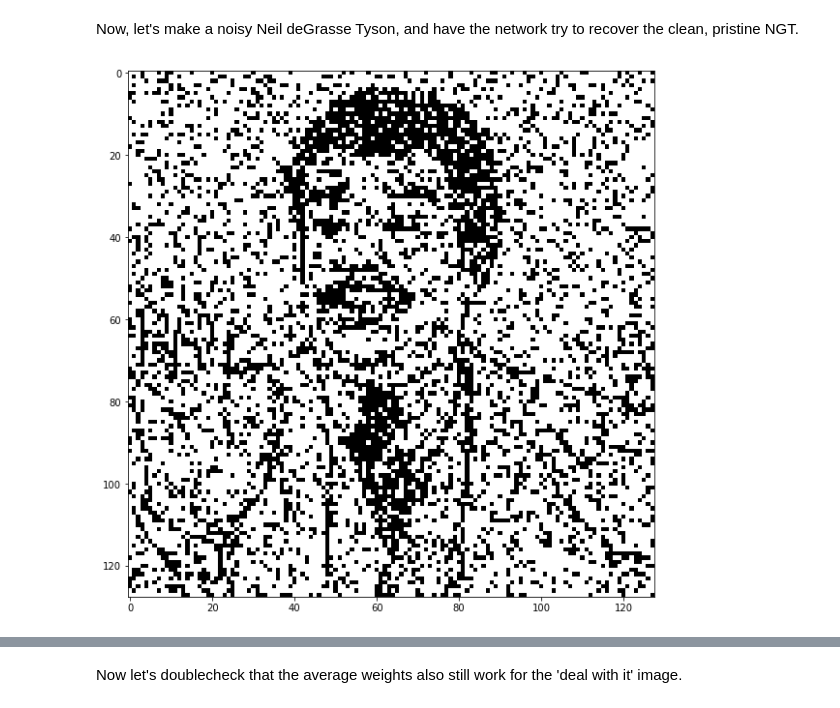
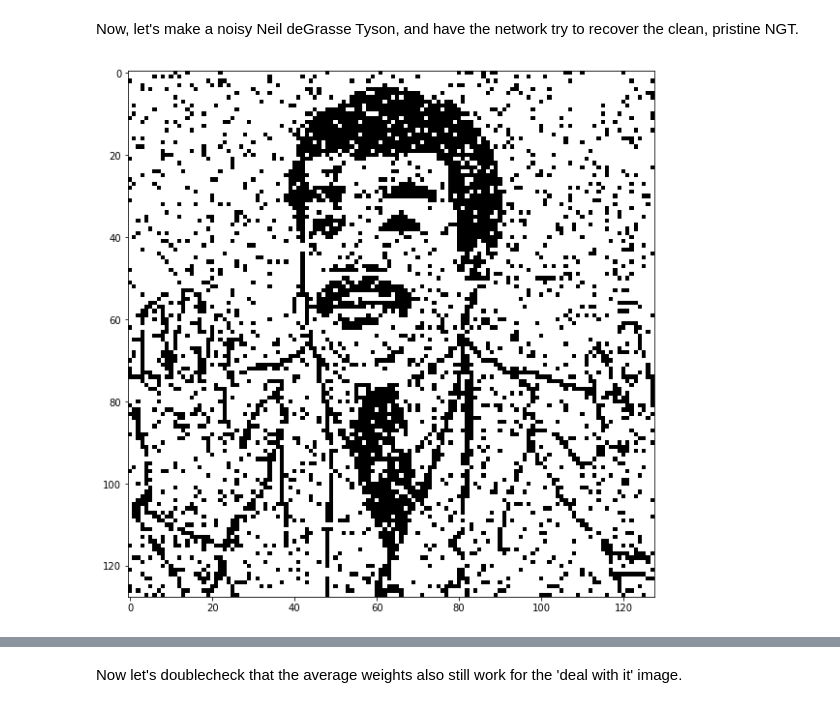
Before and after one commit to drussellmrichie/hopfield_network, a Jupyter notebook: Hopfield Network of memes--Storkey Learning Rule.ipynb, the cells around one changed output, grey strips where cells are left out. Drawn from its saved outputs; the diff is of its cells as text; code cells hidden in the pictures.

```diff
--- a/Hopfield Network of memes--Storkey Learning Rule.ipynb
+++ b/Hopfield Network of memes--Storkey Learning Rule.ipynb
@@ -228,12 +228,11 @@ average_weights = storkey_rule(woah, old_weights=deal_weights)
 # %% [markdown]
 Now, let's make a noisy Neil deGrasse Tyson, and have the network try to recover the clean, pristine NGT.
 # %%
-noisy_woah = noisify(pattern=woah)
+noisy_woah = noisify(pattern=woah, numb_flipped=15)
 
-plt.imshow(noisy_woah, cmap='Greys', interpolation='nearest')
-plt.show()
+plt.imshow(noisy_woah, cmap='Greys', interpolation='nearest');
 # %% [output]
-[figure, old version]
+[figure, new version]
 # %%
 recovered_woah = flow(noisy_woah, average_weights, theta = theta, steps = steps)
 
```
Also changed, not shown: parts of 23 cells of this notebook, 1 other file.
